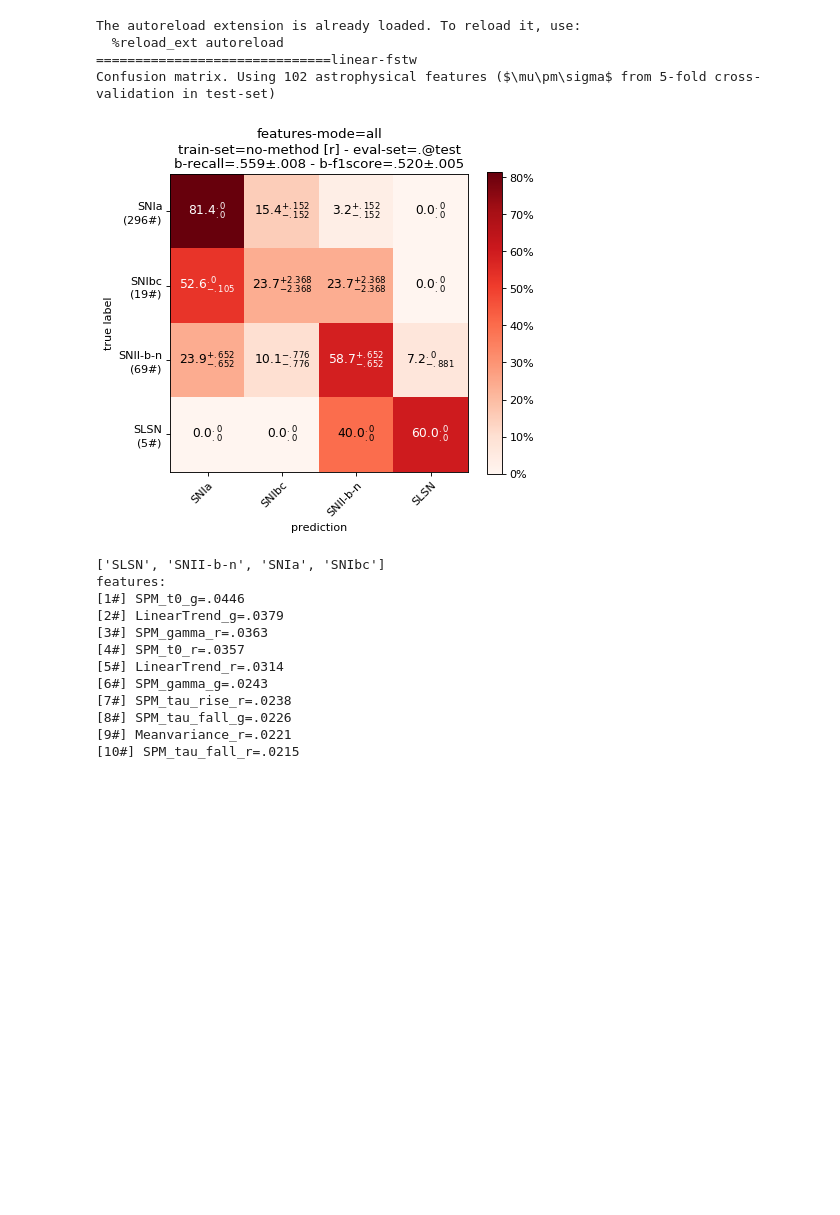
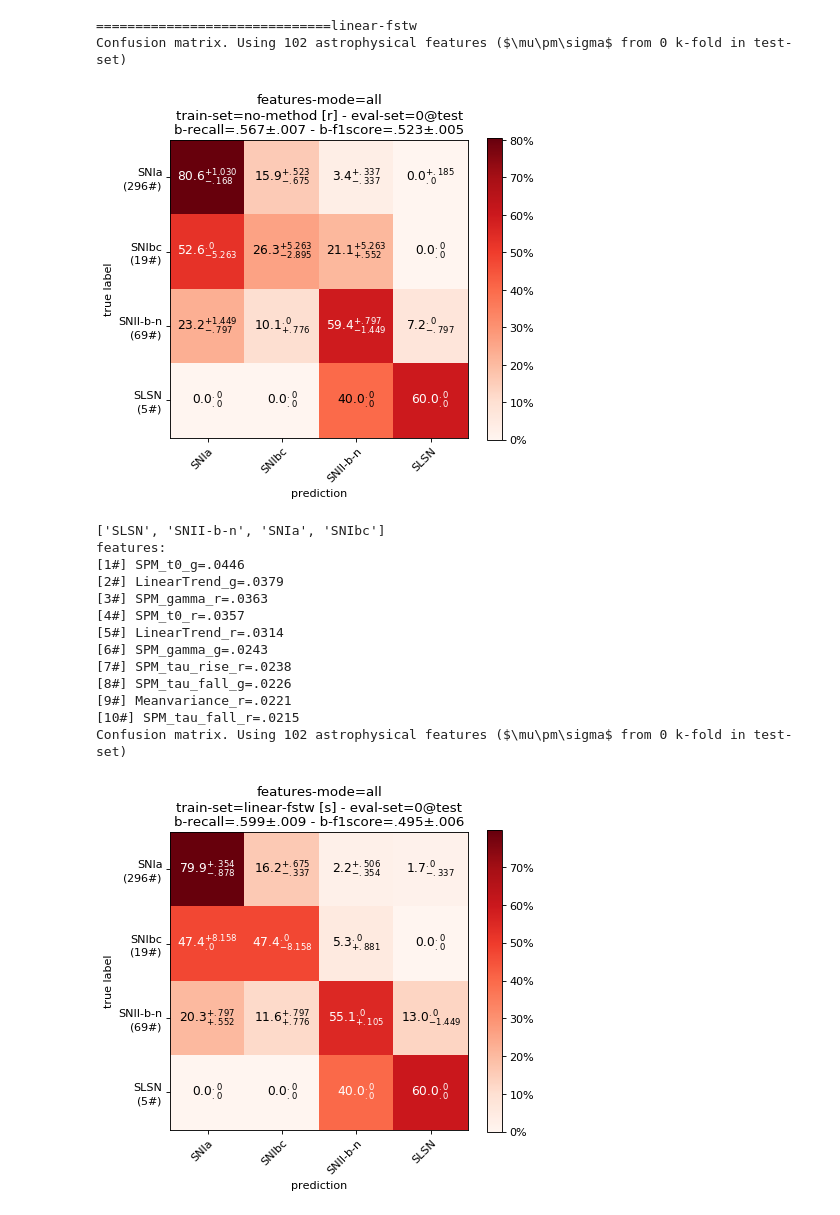
Before and after one commit to opimentel-github/astro-lightcurves-fats, a Jupyter notebook: experiments/metrics_results.ipynb, the cells around one changed output. Cells and saved outputs as stored; diff of their text form; code cells hidden in the pictures; blank space fills up the shorter version.

```diff
--- a/experiments/metrics_results.ipynb
+++ b/experiments/metrics_results.ipynb
@@ -36,7 +36,7 @@ methods = [
 ]
 #methods = ['spm-mcmc-estw']
 eval_lcset_name = 'test'
-kf = '.'
+kf = '0'
 
 for method in methods:
     print('='*30+method)
@@ -55,37 +55,35 @@ for method in methods:
         _title = 'no-method [r]' if train_config=='r' else f'{method} [{train_config}]'
         title = ''
         title += f'features-mode={mode}'+'\n'
         title += f'train-set={_title} - eval-set={kf}@{eval_lcset_name}'+'\n'
         #title += f'b-p/r={bprecision_xe} / {brecall_xe}'+'\n'
         #title += f'b-f1score={bf1score_xe}'+'\n'
         title += f'b-recall={brecall_xe} - b-f1score={bf1score_xe}'+'\n'
         cm_kwargs = {
             'title':title[:-1],
             'figsize':(6,5),
             'new_order_classes':['SNIa', 'SNIbc', 'SNII-b-n', 'SLSN'],
         }
         fig, ax, cm_norm = plot_custom_confusion_matrix(cms, class_names, **cm_kwargs)
         #accu = XError(np.diagonal(cm_norm*100, axis1=1, axis2=2).flatten().tolist())
         #title += f'b-accu={accu}'+'\n'
         #ax.set_title(title[:-1])
         #print(files[0]()['features'])
         caption = ''
         caption += f'Confusion matrix.'
         caption += f' {get_mode_text(mode, features)} {get_kf_text(eval_lcset_name, kf)}'
         print(caption)
         plt.show()
         #assert 0
         print(class_names)
         print(files[0]()['rank'])
         df = files[0]()['wrongs_df']
         #display(df[df['_y']==0])
         #display(df[df['_y']==2])
 # %% [output]
-The autoreload extension is already loaded. To reload it, use:
-  %reload_ext autoreload
 ==============================linear-fstw
-Confusion matrix. Using 102 astrophysical features ($\mu\pm\sigma$ from 5-fold cross-validation in test-set)
+Confusion matrix. Using 102 astrophysical features ($\mu\pm\sigma$ from 0 k-fold in test-set)
-[figure, old version]
+[figure, new version]
 ['SLSN', 'SNII-b-n', 'SNIa', 'SNIbc']
 features:
 [1#] SPM_t0_g=.0446
@@ -98,3 +96,5 @@ features:
 [8#] SPM_tau_fall_g=.0226
 [9#] Meanvariance_r=.0221
 [10#] SPM_tau_fall_r=.0215
+Confusion matrix. Using 102 astrophysical features ($\mu\pm\sigma$ from 0 k-fold in test-set)
+[figure, added]
```
Also changed, not shown: parts of 3 cells of this notebook.
